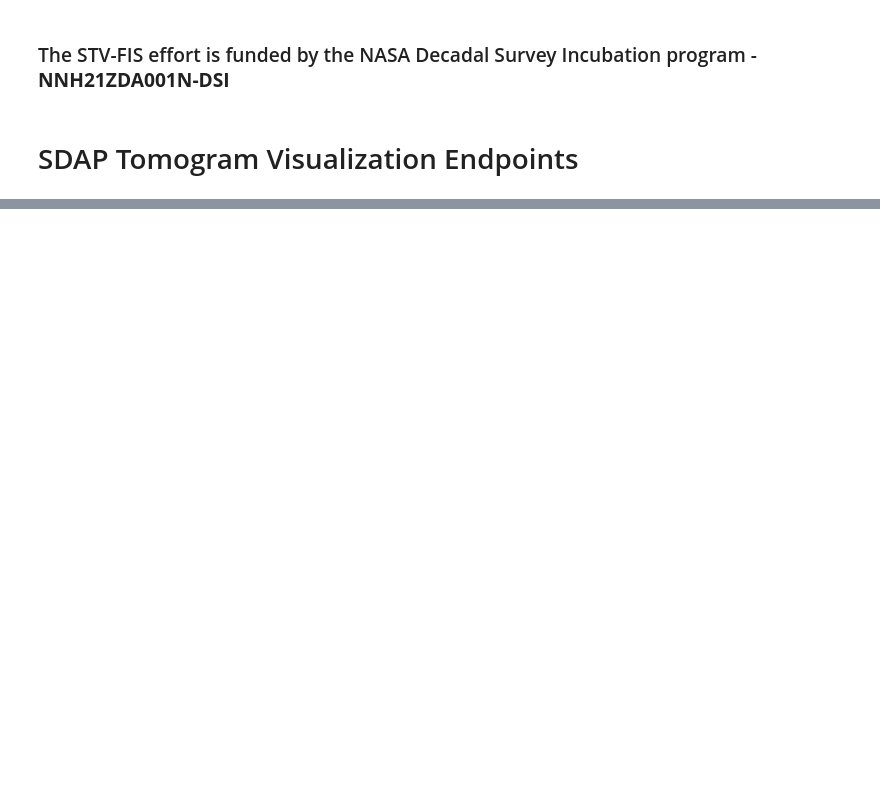
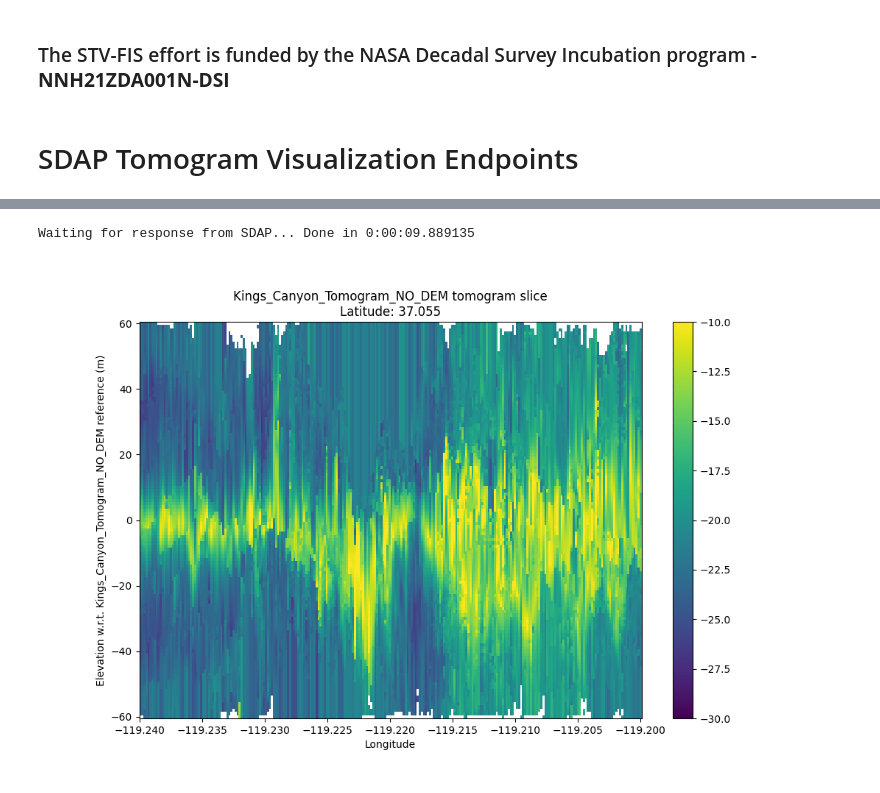
Before and after one commit to EarthDigitalTwin/STV-FIS-Notebooks, a Jupyter notebook: SDAP_visualizations.ipynb, the cells around one changed output, grey strips where cells are left out. Cells and saved outputs as stored; diff of their text form; code cells hidden in the pictures; blank space fills up the shorter version.

```diff
--- a/SDAP_visualizations.ipynb
+++ b/SDAP_visualizations.ipynb
@@ -60,0 +62,21 @@ Waiting for response from SDAP... Done in 0:00:53.408885
+# %%
+sites = [
+    ('Kings Canyon National Park, US', 'kcnp'),
+    ('Lope National Park, GA', 'lope'),
+    ('Rabi Forest, GA', 'rabi'),
+    ('Redwood National Park, US (L-band)', 'redl'),
+    ('Redwood National Park, US (P-band)', 'redp'),
+]
+
+site_sel = widgets.Dropdown(options=sites, description='Site: ', disabled=False, layout = widgets.Layout(width='350px'))
+pol_sel = widgets.Dropdown(options=['HH', 'HV', 'VV'], description='Pol: ', disabled=False, layout = widgets.Layout(width='350px'))
+dim_sel = widgets.Dropdown(options=['Latitude', 'Longitude'], description='Direction: ', disabled=False, layout = widgets.Layout(width='350px'))
+dem_sel = widgets.Checkbox(value=True, disabled=False, description='Add DEM')
+peaks = widgets.Checkbox(value=False, disabled=False, description='Show peaks in plot')
+
+
+display(site_sel)
+display(pol_sel)
+display(dim_sel)
+display(dem_sel)
+display(peaks)
@@ -60,0 +163,23 @@ Waiting for response from SDAP... Done in 0:00:53.408885
+# %%
+if dim_sel.value == 'Longitude':
+    params['longitude'] = s.value
+    (params['minLat'], params['maxLat']) = d.value
+    url = TOMOGRAM_LON_URL
+else:
+    params['latitude'] = s.value
+    (params['minLon'], params['maxLon']) = d.value
+    url = TOMOGRAM_LAT_URL
+
+(params['minElevation'], params['maxElevation']) = e.value
+params['output'] = 'PNG'
+params['peaks'] = peaks.value
+
+response = get(url, {p: params[p] for p in params if p != 'bounds'})
+
+buf = BytesIO(response.content)
+
+img = Image.open(buf)
+display(img)
+# %% [output]
+Waiting for response from SDAP... Done in 0:00:09.889135
+[figure, added]
```
Also changed, not shown: parts of 18 cells of this notebook.
